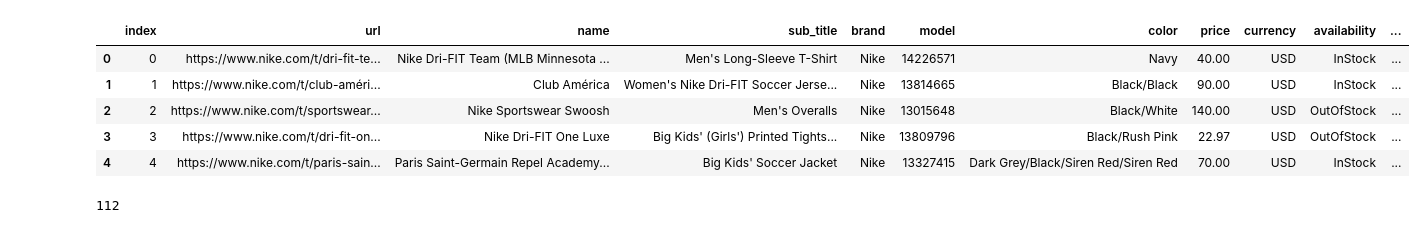
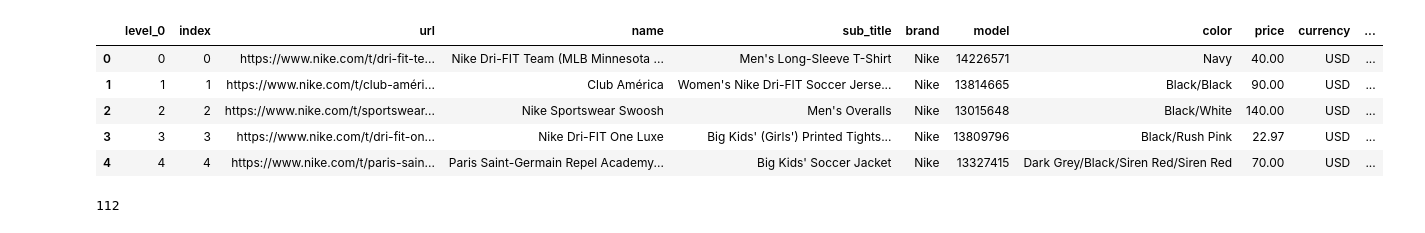
Before and after one commit to DmitriyKalganov/mygit, a Jupyter notebook: Nike_sales_for_September.ipynb, the cells around one changed output. Cells and saved outputs as stored; diff of their text form; code cells hidden in the pictures.

Commit message:
test nike

```diff
--- a/Nike_sales_for_September.ipynb
+++ b/Nike_sales_for_September.ipynb
@@ -4,14 +4,14 @@ import sqlite3
 # %%
 df = pd.read_csv('nike_data_2022_09.csv')
 # %%
-df.head()
+df.head().reset_index()
 # %% [output]
-|  | index | url | name | sub_title | brand | model | color | price | currency | availability | ... |
-| 0 | 0 | https://www.nike.com/t/dri-fit-te... | Nike Dri-FIT Team (MLB Minnesota ... | Men's Long-Sleeve T-Shirt | Nike | 14226571 | Navy | 40.00 | USD | InStock | ... |
-| 1 | 1 | https://www.nike.com/t/club-améri... | Club América | Women's Nike Dri-FIT Soccer Jerse... | Nike | 13814665 | Black/Black | 90.00 | USD | InStock | ... |
-| 2 | 2 | https://www.nike.com/t/sportswear... | Nike Sportswear Swoosh | Men's Overalls | Nike | 13015648 | Black/White | 140.00 | USD | OutOfStock | ... |
-| 3 | 3 | https://www.nike.com/t/dri-fit-on... | Nike Dri-FIT One Luxe | Big Kids' (Girls') Printed Tights... | Nike | 13809796 | Black/Rush Pink | 22.97 | USD | OutOfStock | ... |
-| 4 | 4 | https://www.nike.com/t/paris-sain... | Paris Saint-Germain Repel Academy... | Big Kids' Soccer Jacket | Nike | 13327415 | Dark Grey/Black/Siren Red/Siren Red | 70.00 | USD | InStock | ... |
+|  | level_0 | index | url | name | sub_title | brand | model | color | price | currency | ... |
+| 0 | 0 | 0 | https://www.nike.com/t/dri-fit-te... | Nike Dri-FIT Team (MLB Minnesota ... | Men's Long-Sleeve T-Shirt | Nike | 14226571 | Navy | 40.00 | USD | ... |
+| 1 | 1 | 1 | https://www.nike.com/t/club-améri... | Club América | Women's Nike Dri-FIT Soccer Jerse... | Nike | 13814665 | Black/Black | 90.00 | USD | ... |
+| 2 | 2 | 2 | https://www.nike.com/t/sportswear... | Nike Sportswear Swoosh | Men's Overalls | Nike | 13015648 | Black/White | 140.00 | USD | ... |
+| 3 | 3 | 3 | https://www.nike.com/t/dri-fit-on... | Nike Dri-FIT One Luxe | Big Kids' (Girls') Printed Tights... | Nike | 13809796 | Black/Rush Pink | 22.97 | USD | ... |
+| 4 | 4 | 4 | https://www.nike.com/t/paris-sain... | Paris Saint-Germain Repel Academy... | Big Kids' Soccer Jacket | Nike | 13327415 | Dark Grey/Black/Siren Red/Siren Red | 70.00 | USD | ... |
 # %%
 con = sqlite3.connect('db')
 # %%
```
Also changed, not shown: parts of 1 cell of this notebook.
